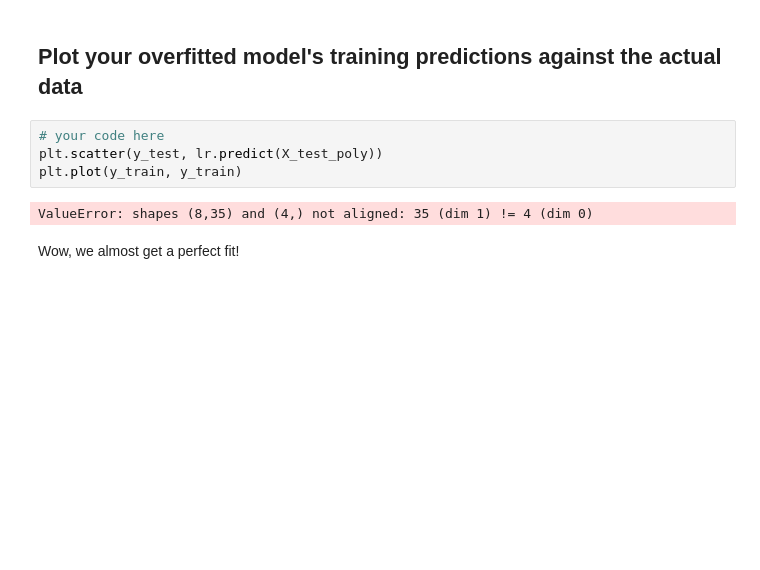
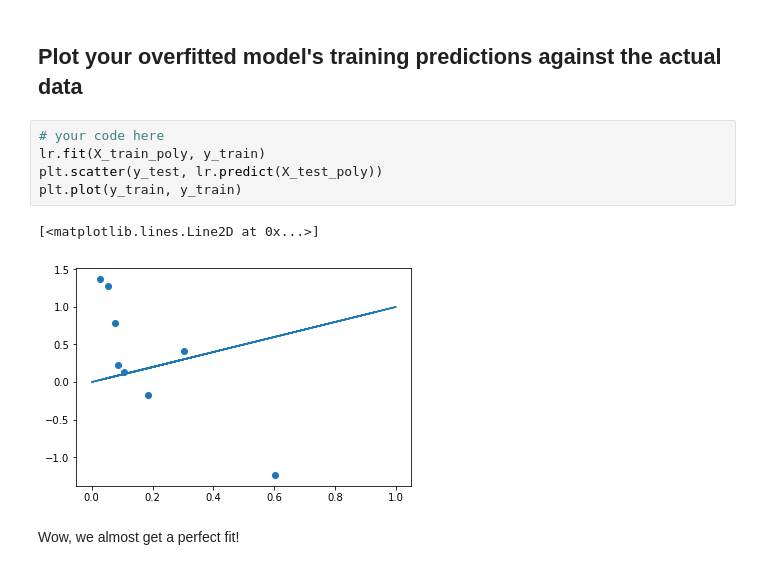
Before and after one commit to dlm6693/dsc-2-24-08-bias-variance-trade-off-lab-nyc-ds-career-031119, a Jupyter notebook: index.ipynb, the cells around one changed output. Drawn from its saved outputs; the diff is of its cells as text; blank space fills up the shorter version.

```diff
--- a/index.ipynb
+++ b/index.ipynb
@@ -138,10 +138,12 @@ X_test_poly = poly.fit_transform(X_test)
 ## Plot your overfitted model's training predictions against the actual data
 # %%
 # your code here
+lr.fit(X_train_poly, y_train)
 plt.scatter(y_test, lr.predict(X_test_poly))
 plt.plot(y_train, y_train)
 # %% [output]
-ValueError: shapes (8,35) and (4,) not aligned: 35 (dim 1) != 4 (dim 0)
+[<matplotlib.lines.Line2D at 0x...>]
+[figure, added]
 # %% [markdown]
 Wow, we almost get a perfect fit!
 # %% [markdown]
```
